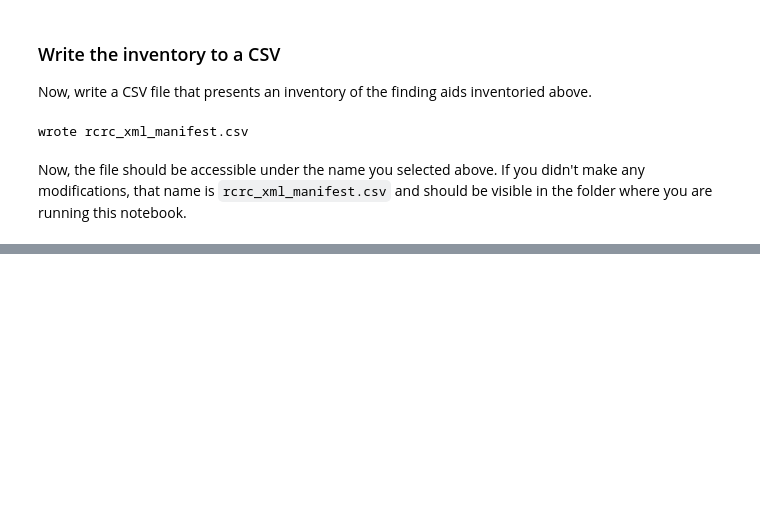
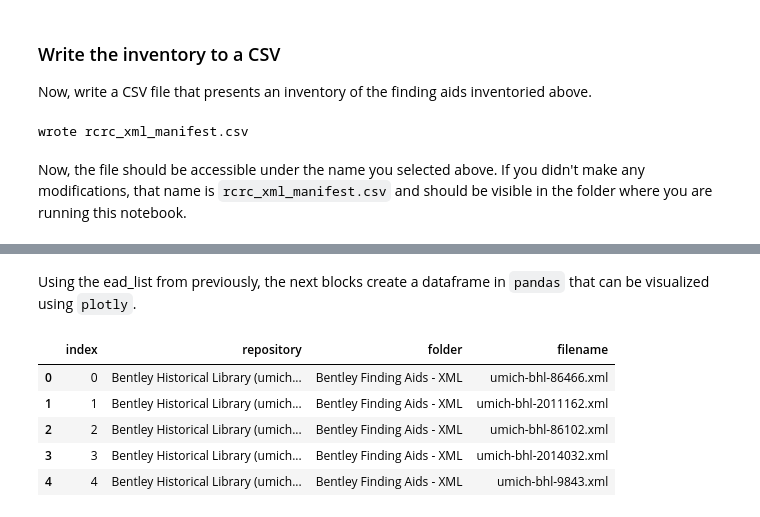
Before and after one commit to jiaqili0803/ReConnect-ReCollect_Automation, a Jupyter notebook: exploration-list-EADS.ipynb, the cells around one changed output, grey strips where cells are left out. Drawn from its saved outputs; the diff is of its cells as text; code cells hidden in the pictures; blank space fills up the shorter version.

```diff
--- a/exploration-list-EADS.ipynb
+++ b/exploration-list-EADS.ipynb
@@ -92,0 +105,3 @@ and should be visible in the folder where you are running this notebook.
+# %% [markdown]
+Using the ead_list from previously, the next blocks create
+a dataframe in `pandas` that can be visualized using `plotly`.
@@ -92,0 +110,9 @@ and should be visible in the folder where you are running this notebook.
+# %%
+df.head()
+# %% [output]
+|  | index | repository | folder | filename |
+| 0 | 0 | Bentley Historical Library (umich... | Bentley Finding Aids - XML | umich-bhl-86466.xml |
+| 1 | 1 | Bentley Historical Library (umich... | Bentley Finding Aids - XML | umich-bhl-2011162.xml |
+| 2 | 2 | Bentley Historical Library (umich... | Bentley Finding Aids - XML | umich-bhl-86102.xml |
+| 3 | 3 | Bentley Historical Library (umich... | Bentley Finding Aids - XML | umich-bhl-2014032.xml |
+| 4 | 4 | Bentley Historical Library (umich... | Bentley Finding Aids - XML | umich-bhl-9843.xml |
```
Also changed, not shown: parts of 8 cells of this notebook.
